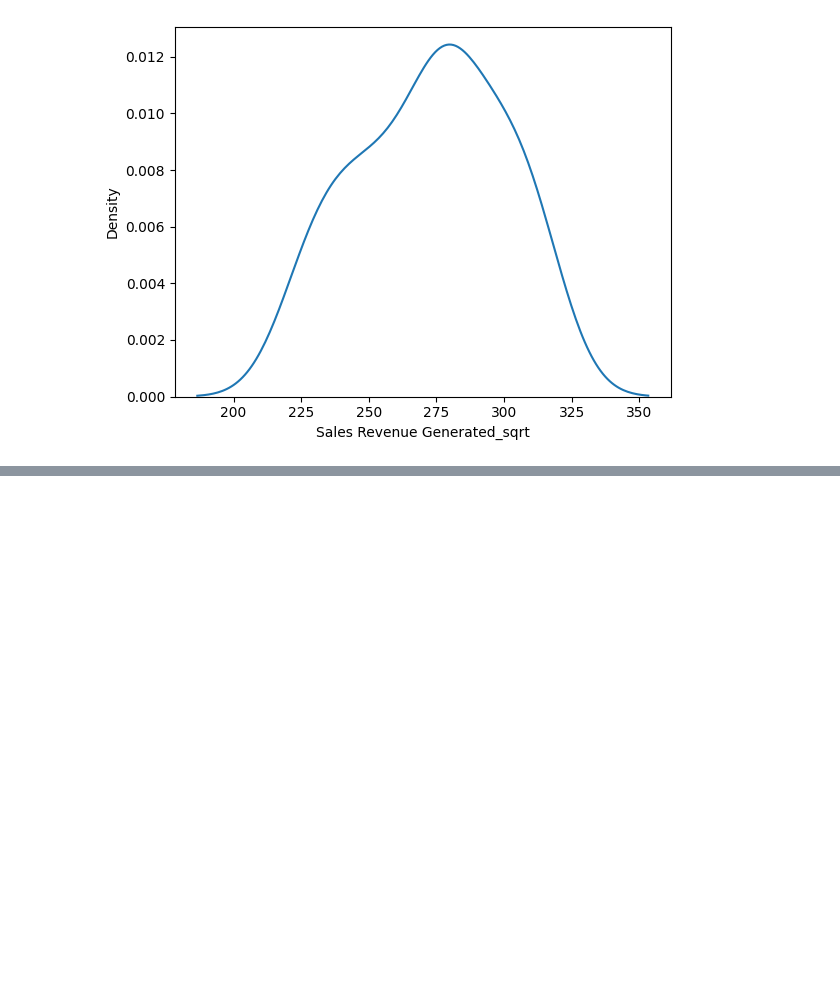
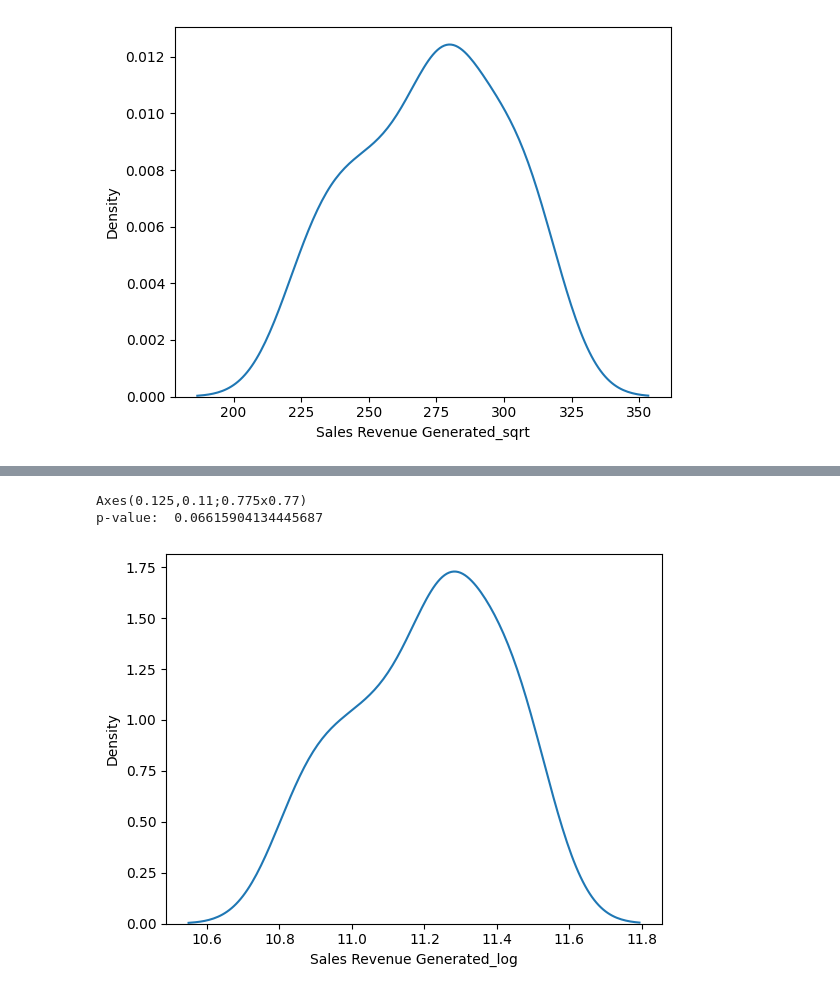
Before and after one commit to abrshz/Data-analysis-class, a Jupyter notebook: 50/testing.ipynb, the cells around one changed output, grey strips where cells are left out. Cells and saved outputs as stored; diff of their text form; code cells hidden in the pictures; blank space fills up the shorter version.

Commit message:
Logarithmic transformation method

```diff
--- a/50/testing.ipynb
+++ b/50/testing.ipynb
@@ -74,3 +74,25 @@ data.head()
 | 2 | 3 | Male | Human Resources | 25 | High | No | ... |
 | 3 | 4 | Male | Engineering | 19 | Low | Yes | ... |
 | 4 | 5 | Female | Finance | 23 | Medium | Yes | ... |
+# %%
+# Logarithmic transformation method
+
+import pandas as pd
+import matplotlib.pyplot as plt
+import seaborn as sns
+
+data = pd.read_excel('practice_data.xlsx')
+
+
+def log_transformation(data, column_name):
+    data[f'{column_name}_log'] = np.log(data[column_name])
+    stat, p_value = shapiro(data[f'{column_name}_log'])
+    distribution = sns.kdeplot(data[f'{column_name}_log'])
+    print(distribution)
+    print('p-value: ', p_value)
+
+log_transformation(data , 'Sales Revenue Generated')
+# %% [output]
+Axes(0.125,0.11;0.775x0.77)
+p-value:  0.06615904134445687
+[figure, added]
```
